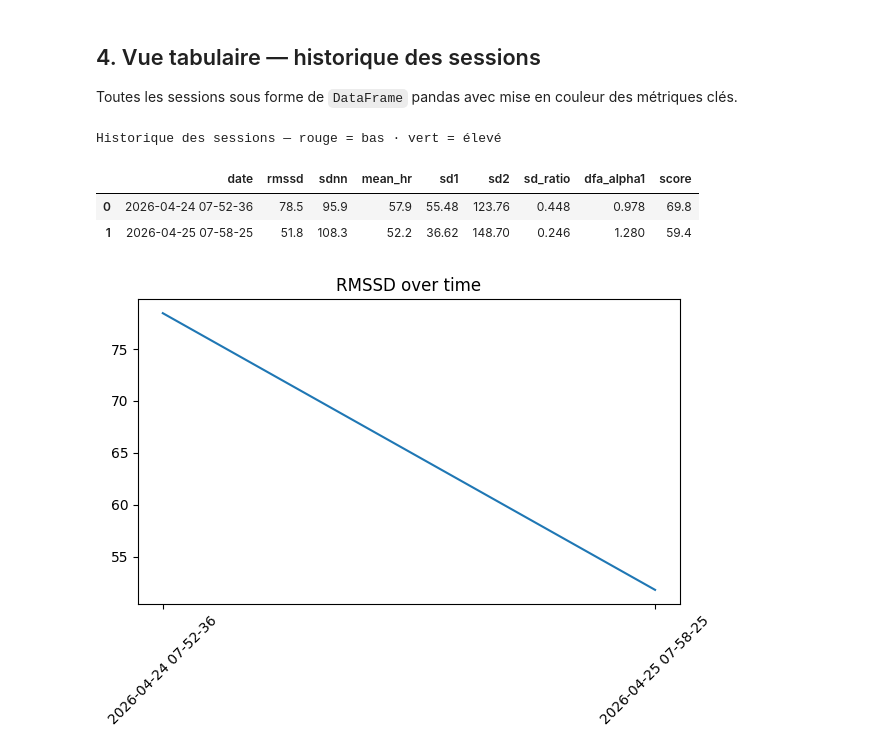
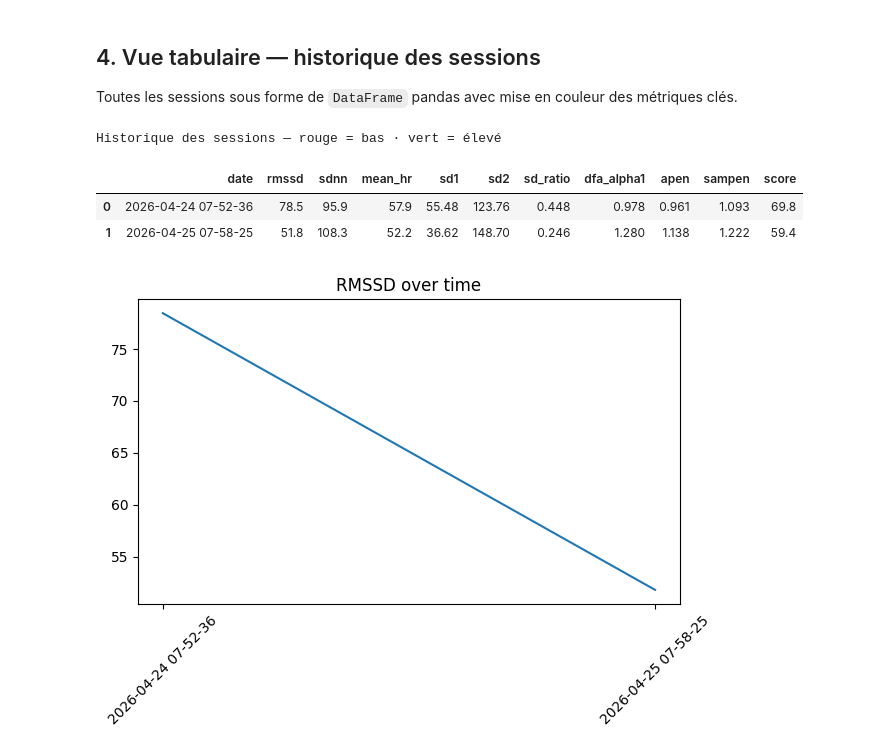
Before and after one commit to JulienMilon-DevSecOps/cardiolab, a Jupyter notebook: pipeline-notebook.ipynb, the cells around one changed output. Drawn from its saved outputs; the diff is of its cells as text; code cells hidden in the pictures.

```diff
--- a/pipeline-notebook.ipynb
+++ b/pipeline-notebook.ipynb
@@ -242,0 +289,31 @@ else:
+# %%
+import glob
+import json
+import math
+
+from cardiolab.protocols.resting import resting_hrv
+from cardiolab.signals.rr import RRSeries
+
+# Comparaison Welch vs AR sur les mêmes enregistrements
+path = "cardiolab/datasets/resting/*.json"
+files = sorted(glob.glob(path))
+
+if not files:
+    print("Aucune donnée — exécutez d'abord la section Import.")
+else:
+    print(f"{'Session':<25}  {'Méthode':<8}  {'LF':>8}  {'HF':>8}  {'LF/HF':>7}  {'ApEn':>7}  {'SampEn':>8}")
+    print("─" * 78)
+    for file in files:
+        with open(file) as f:
+            data = json.load(f)
+        rr = RRSeries(data["rr_intervals"])
+        for method in ("welch", "ar"):
+            feat = resting_hrv(rr, method=method)
+            apen_s = f"{feat.apen:.3f}" if not math.isnan(feat.apen) else "n/a"
+            sampen_s = f"{feat.sampen:.3f}" if not math.isnan(feat.sampen) else "n/a"
+            print(
+                f"  {data['date']:<23}  {method:<8}  {feat.lf:>8.1f}  {feat.hf:>8.1f}"
+                f"  {feat.lf_hf:>7.3f}  {apen_s:>7}  {sampen_s:>8}"
+            )
+    print()
+    print("Note : ApEn et SampEn sont indépendants de la méthode spectrale.")
@@ -256,36 +342,42 @@ if "features_list" in dir() and features_list:
         "mean_hr",
         "sd1",
         "sd2",
         "sd_ratio",
         "dfa_alpha1",
+        "apen",
+        "sampen",
         "score",
     ]
     display(
         df[cols]
         .style.format(
             {
                 "rmssd": "{:.1f}",
                 "sdnn": "{:.1f}",
                 "mean_hr": "{:.1f}",
                 "sd1": "{:.2f}",
                 "sd2": "{:.2f}",
                 "sd_ratio": "{:.3f}",
                 "dfa_alpha1": lambda x: f"{x:.3f}" if pd.notna(x) else "n/a",
+                "apen": lambda x: f"{x:.3f}" if pd.notna(x) else "n/a",
+                "sampen": lambda x: f"{x:.3f}" if pd.notna(x) else "n/a",
                 "score": "{:.1f}",
             }
         )
         .background_gradient(subset=["score"], cmap="RdYlGn", vmin=0, vmax=100)
         .background_gradient(subset=["rmssd"], cmap="RdYlGn")
         .background_gradient(subset=["sd1"], cmap="RdYlGn")
         .background_gradient(subset=["dfa_alpha1"], cmap="RdYlGn", vmin=0.5, vmax=1.25)
+        .background_gradient(subset=["apen"], cmap="RdYlGn", vmin=0.5, vmax=1.8)
+        .background_gradient(subset=["sampen"], cmap="RdYlGn", vmin=0.5, vmax=2.0)
         .background_gradient(subset=["mean_hr"], cmap="RdYlGn_r")
         .set_caption("Historique des sessions — rouge = bas · vert = élevé")
     )
 # %% [output]
 Historique des sessions — rouge = bas · vert = élevé
-|  | date | rmssd | sdnn | mean_hr | sd1 | sd2 | sd_ratio | dfa_alpha1 | score |
-| 0 | 2026-04-24 07-52-36 | 78.5 | 95.9 | 57.9 | 55.48 | 123.76 | 0.448 | 0.978 | 69.8 |
-| 1 | 2026-04-25 07-58-25 | 51.8 | 108.3 | 52.2 | 36.62 | 148.70 | 0.246 | 1.280 | 59.4 |
+|  | date | rmssd | sdnn | mean_hr | sd1 | sd2 | sd_ratio | dfa_alpha1 | apen | sampen | score |
+| 0 | 2026-04-24 07-52-36 | 78.5 | 95.9 | 57.9 | 55.48 | 123.76 | 0.448 | 0.978 | 0.961 | 1.093 | 69.8 |
+| 1 | 2026-04-25 07-58-25 | 51.8 | 108.3 | 52.2 | 36.62 | 148.70 | 0.246 | 1.280 | 1.138 | 1.222 | 59.4 |
 # %%
 from cardiolab.visualization.plot import plot_resting_evolution
 
```
Also changed, not shown: parts of 10 cells of this notebook, 4 other files.
